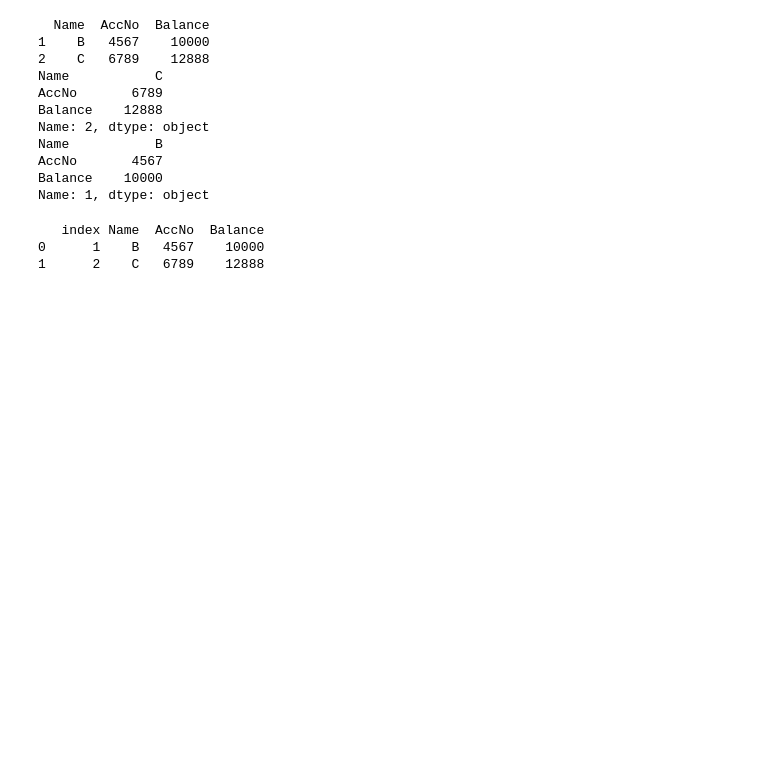
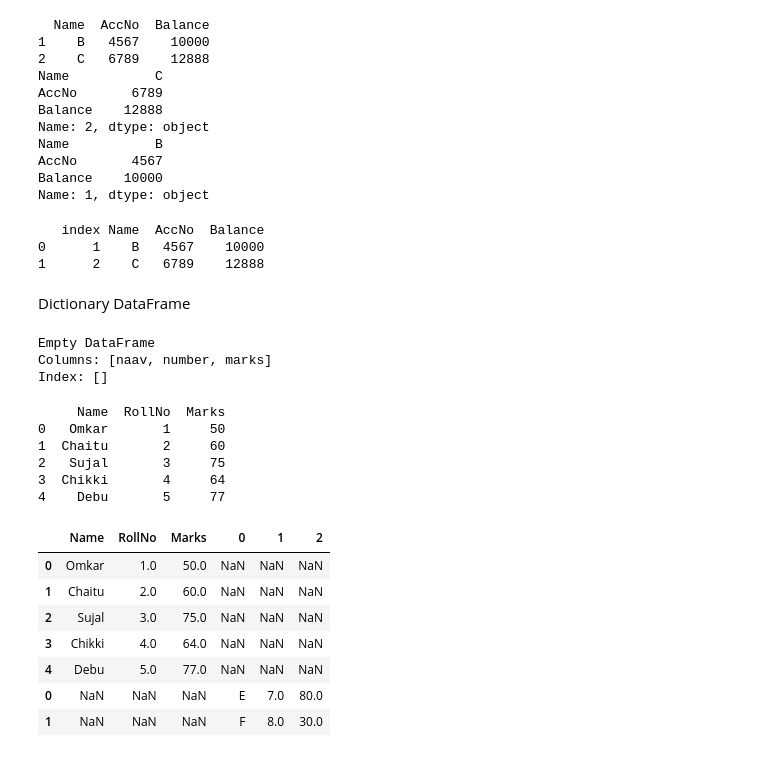
Before and after one commit to Omkar210/Statistics-and-ML, a Jupyter notebook: Day2.ipynb, the cells around one changed output. Drawn from its saved outputs; the diff is of its cells as text; code cells hidden in the pictures; blank space fills up the shorter version.

```diff
--- a/Day2.ipynb
+++ b/Day2.ipynb
@@ -287,3 +287,42 @@ print(df)
    index Name  AccNo  Balance
 0      1    B   4567    10000
 1      2    C   6789    12888
+# %% [markdown]
+Dictionary DataFrame
+# %%
+stu_info = {
+    'Name': ['Omkar','Chaitu','Sujal','Chikki','Debu'],
+    'RollNo': [1,2,3,4,5],
+    'Marks': [50,60,75,64,77]
+}
+# %%
+# if data has already column name and we try to change the column name then it will create new dataframe with empty index and values
+df = pd.DataFrame(stu_info, columns=['naav','number','marks'])
+print(df)
+# %% [output]
+Empty DataFrame
+Columns: [naav, number, marks]
+Index: []
+# %%
+df = pd.DataFrame(stu_info)
+print(df)
+# %% [output]
+     Name  RollNo  Marks
+0   Omkar       1     50
+1  Chaitu       2     60
+2   Sujal       3     75
+3  Chikki       4     64
+4    Debu       5     77
+# %%
+# don't do this things
+newdf = pd.DataFrame([['E',7,80],['F',8,30]])
+pd.concat([df,newdf])
+# %% [output]
+|  | Name | RollNo | Marks | 0 | 1 | 2 |
+| 0 | Omkar | 1.0 | 50.0 | NaN | NaN | NaN |
+| 1 | Chaitu | 2.0 | 60.0 | NaN | NaN | NaN |
+| 2 | Sujal | 3.0 | 75.0 | NaN | NaN | NaN |
+| 3 | Chikki | 4.0 | 64.0 | NaN | NaN | NaN |
+| 4 | Debu | 5.0 | 77.0 | NaN | NaN | NaN |
+| 0 | NaN | NaN | NaN | E | 7.0 | 80.0 |
+| 1 | NaN | NaN | NaN | F | 8.0 | 30.0 |
```
Also changed, not shown: parts of 10 cells of this notebook.
